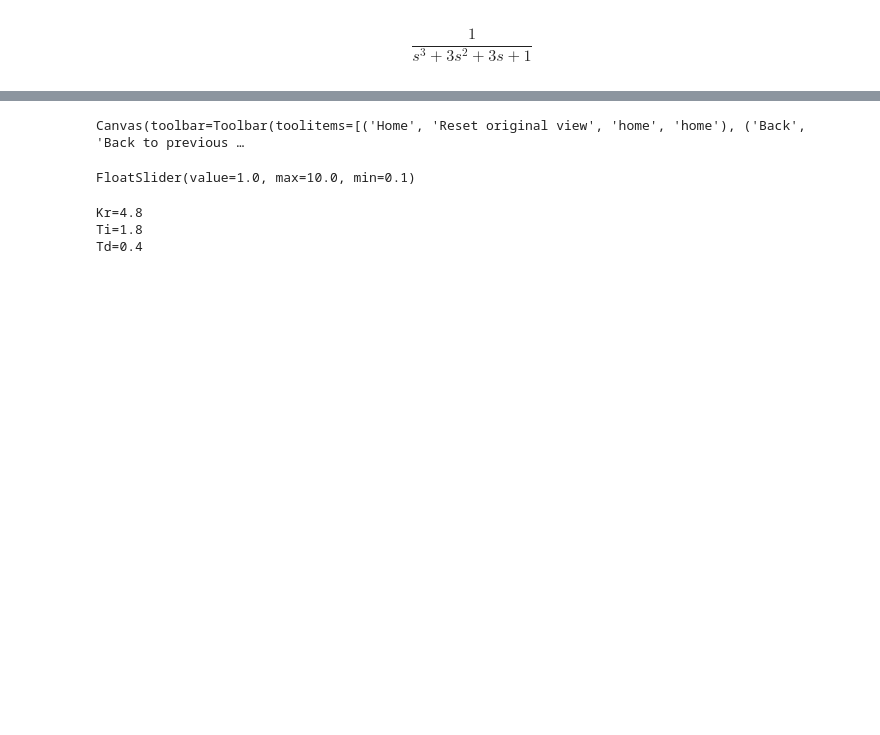
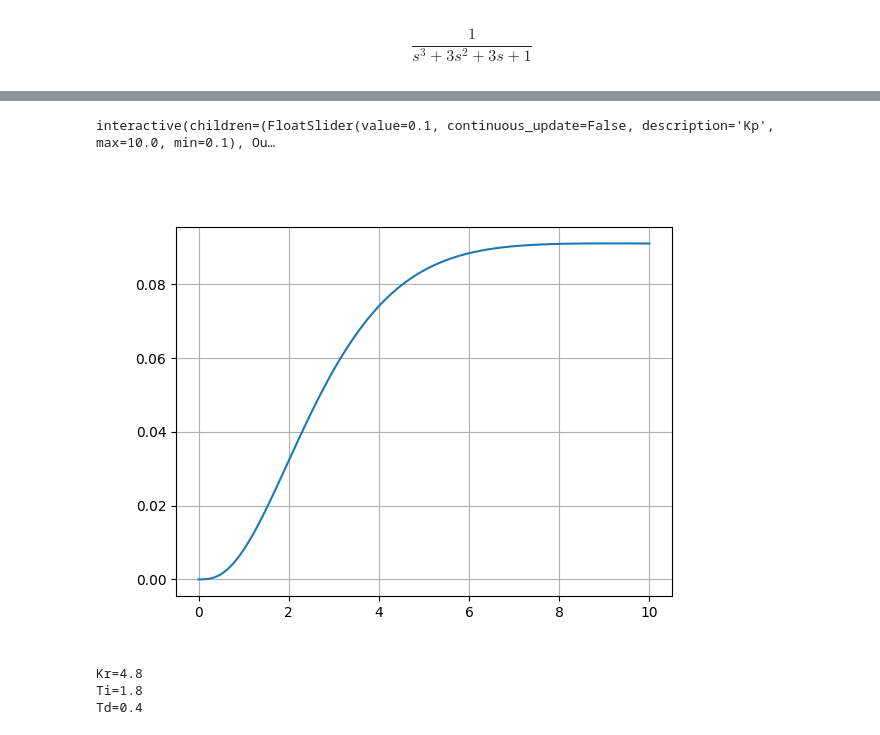
Before and after one commit to ivmi/OAU, a Jupyter notebook: 06_Parametriranje/01_Parametriranje_ZN.ipynb, the cells around one changed output, grey strips where cells are left out. Saved outputs shown, nothing was run; the diff lists cells and outputs as text; code cells hidden in the pictures; blank space fills up the shorter version.

Commit message:
Fixes interactivity

```diff
--- a/06_Parametriranje/01_Parametriranje_ZN.ipynb
+++ b/06_Parametriranje/01_Parametriranje_ZN.ipynb
@@ -57,31 +55,32 @@ Canvas(toolbar=Toolbar(toolitems=[('Home', 'Reset original view', 'home', 'home'
 # %%
 #interaktivni prikaz
+t = np.linspace(0, 10, 200)
+
 def f(t, Kp):
     Gp = create_model()
     Gr=Kp
 
     Gz = control.feedback(Gr*Gp)
     tout, yout = control.step_response(Gz, t)
     return yout
 
 fig = plt.figure()
 fig.set_label('Odziv prijenosne funkcije na skokovitu pobudu')
 ax = fig.add_subplot(1, 1, 1)
 line, = ax.plot(t, f(t, 1))
 plt.grid()
 
 def update(Kp = 1):
-    print(Kp)
     line.set_ydata(f(t,Kp))
     ax.relim()
     ax.autoscale_view(True,True,True)
 
     fig.canvas.draw_idle()
 
-interact(update, Kp=ipw.FloatSlider(min=0.1, max=10.0, step=0.1, continuous_update=False))
+ipw.interact(update, Kp=ipw.FloatSlider(min=0.1, max=10.0, step=0.1, continuous_update=False));
 # %% [output]
-Canvas(toolbar=Toolbar(toolitems=[('Home', 'Reset original view', 'home', 'home'), ('Back', 'Back to previous …
+interactive(children=(FloatSlider(value=0.1, continuous_update=False, description='Kp', max=10.0, min=0.1), Ou…
-FloatSlider(value=1.0, max=10.0, min=0.1)
+[figure, added]
 # %%
 # Parametriranje PID po Ziegler - Nicholsu
 
```
Also changed, not shown: parts of 4 cells of this notebook, 3 other files.
